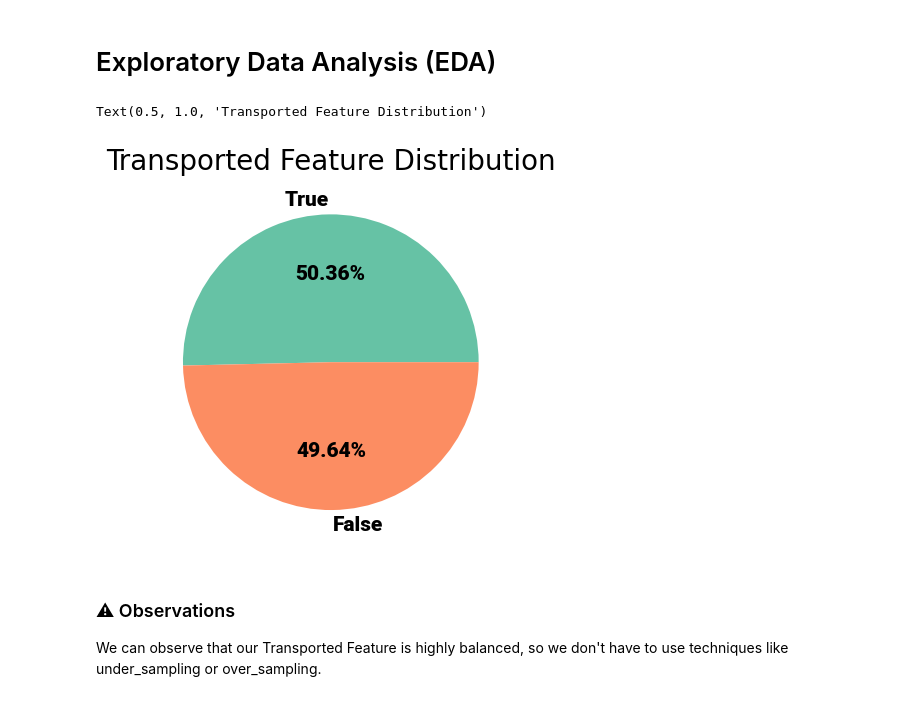
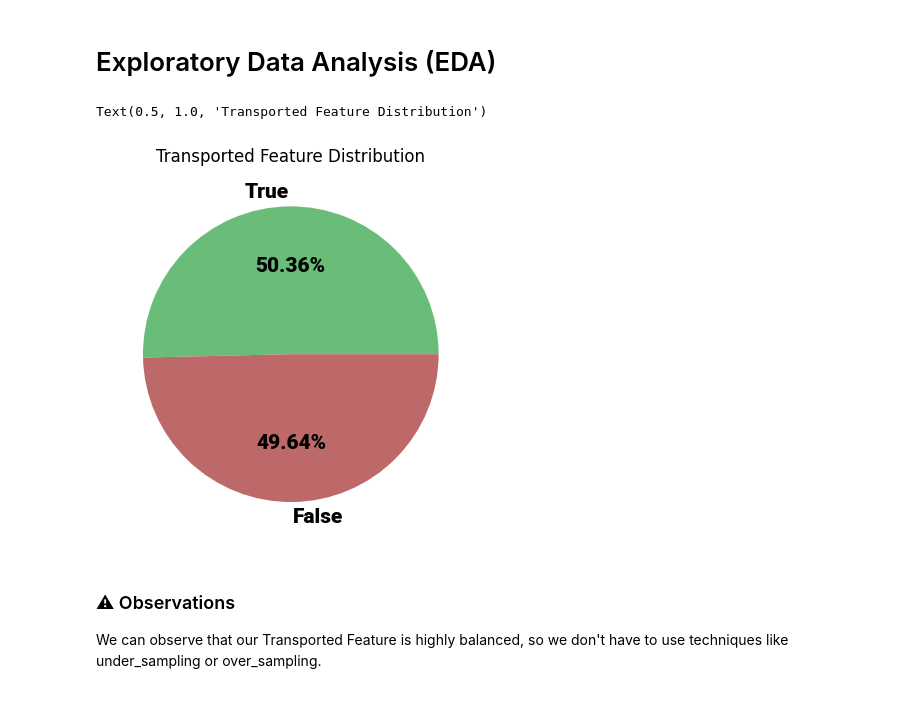
Before and after one commit to just-juanma/Spaceship-Titanic, a Jupyter notebook: notebooks/ExploratoryDataAnalysis.ipynb, the cells around one changed output. Cells and saved outputs as stored; diff of their text form; code cells hidden in the pictures.

Commit message:
new graph

```diff
--- a/notebooks/ExploratoryDataAnalysis.ipynb
+++ b/notebooks/ExploratoryDataAnalysis.ipynb
@@ -10,11 +10,11 @@ train_df = pd.read_csv("../dataset/raw/train.csv")
 test_df = pd.read_csv("../dataset/raw/test.csv")
 # %%
 # Visualizing feature "Transported"
-plt.pie(train_df["Transported"].value_counts(), labels=["True", "False"], autopct="%1.2f%%", textprops={"fontsize": 15, "fontweight": "black", "fontname": "Roboto"}, colors=sns.color_palette("Set2", 2,))
-plt.title("Transported Feature Distribution", fontdict={"fontsize": 20})
+plt.pie(train_df["Transported"].value_counts(), labels=["True", "False"], autopct="%1.2f%%", textprops={"fontsize": 15, "fontweight": "black", "fontname": "Roboto"}, colors=sns.color_palette(["#69bd78", "#bd6969"], 2,))
+plt.title("Transported Feature Distribution")
 # %% [output]
 Text(0.5, 1.0, 'Transported Feature Distribution')
-[figure, old version]
+[figure, new version]
 # %% [markdown]
 ### ⚠ Observations
  We can observe that our Transported Feature is highly balanced, so we don't have to use techniques like under_sampling or over_sampling.
```
Also changed, not shown: parts of 2 cells of this notebook.
